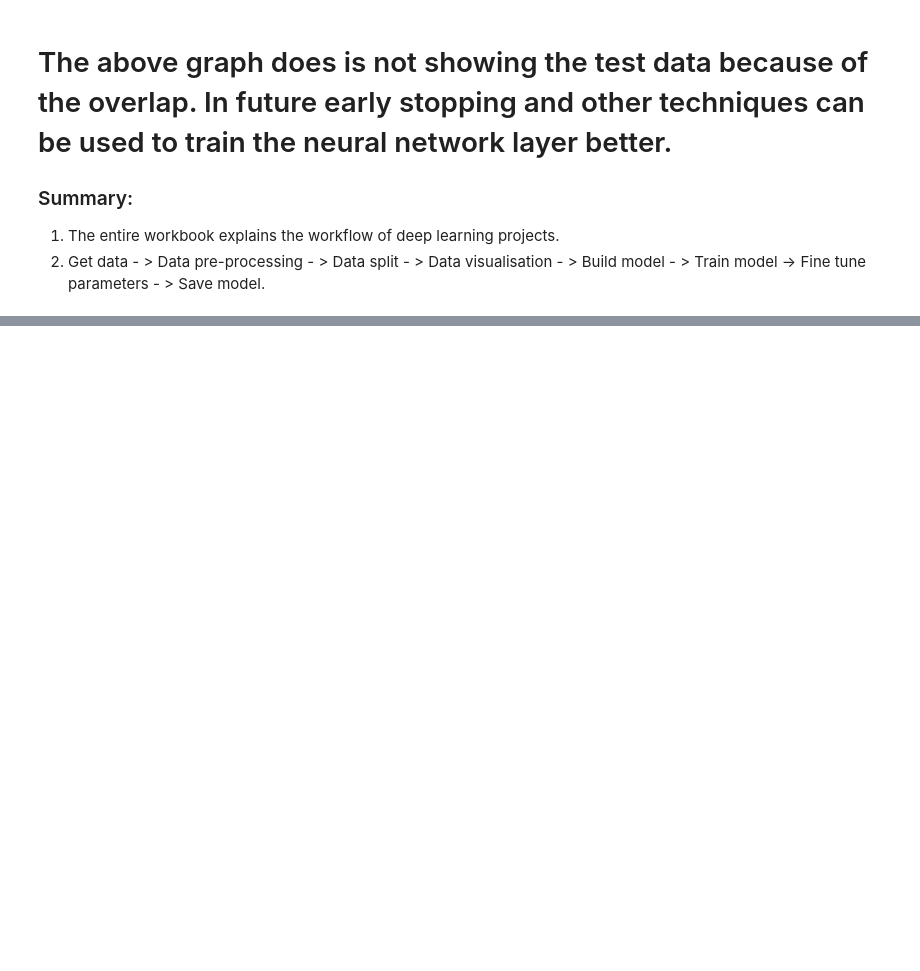
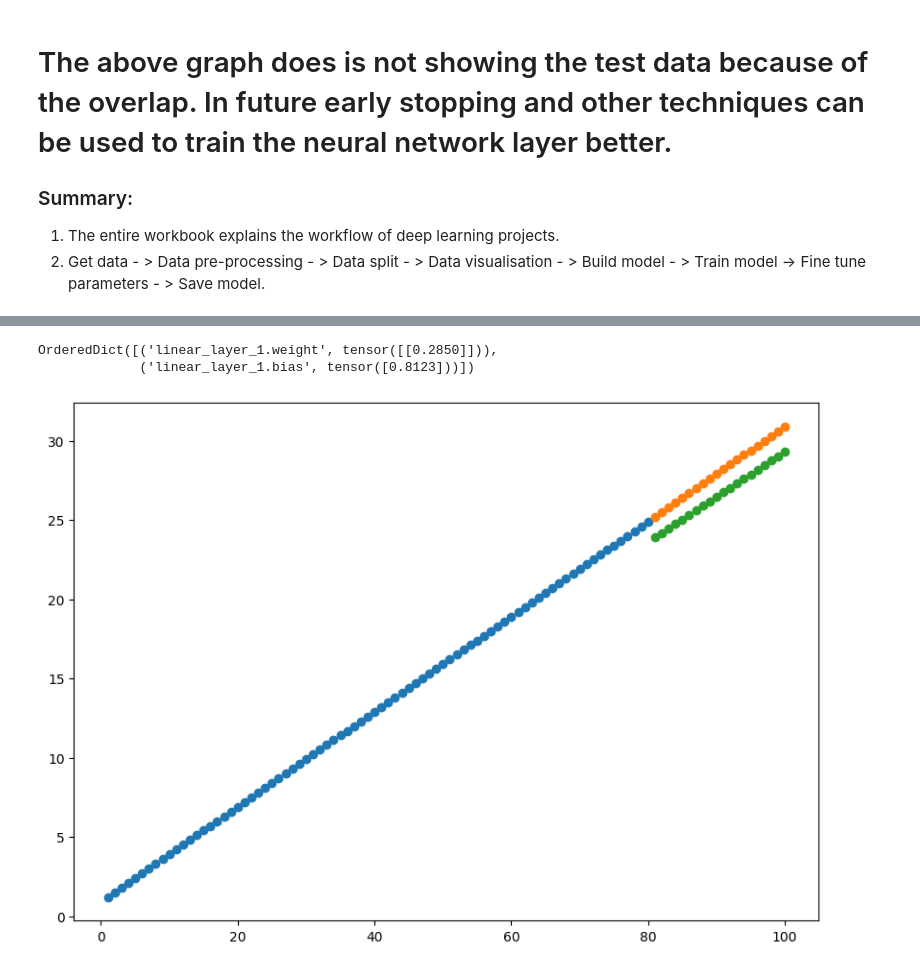
Before and after one commit to pusapatiakhilraju/Pytorch-Neural-Net-Classification, a Jupyter notebook: Pytorch Workflow.ipynb, the cells around one changed output, grey strips where cells are left out. Saved outputs shown, nothing was run; the diff lists cells and outputs as text; code cells hidden in the pictures; blank space fills up the shorter version.

```diff
--- a/Pytorch Workflow.ipynb
+++ b/Pytorch Workflow.ipynb
@@ -388,0 +535,12 @@ plot_predictions(predictions=predictions_2)
+# %%
+assessment_model.state_dict()
+# %% [output]
+OrderedDict([('linear_layer_1.weight', tensor([[0.2850]])),
+             ('linear_layer_1.bias', tensor([0.8123]))])
+# %%
+with torch.inference_mode():
+    preds = assessment_model(X_test)
+# %%
+visualise(predictions=preds)
+# %% [output]
+[figure, added]
```
Also changed, not shown: parts of 12 cells of this notebook, 1 other file.
